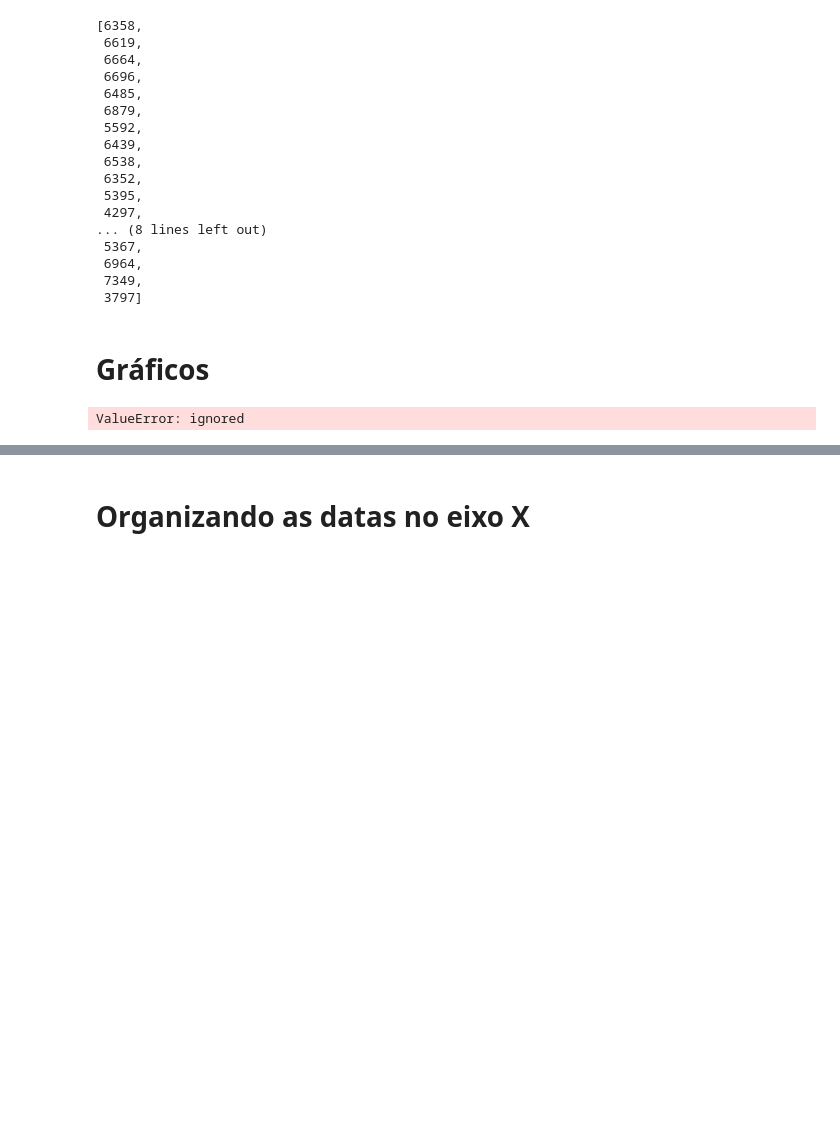
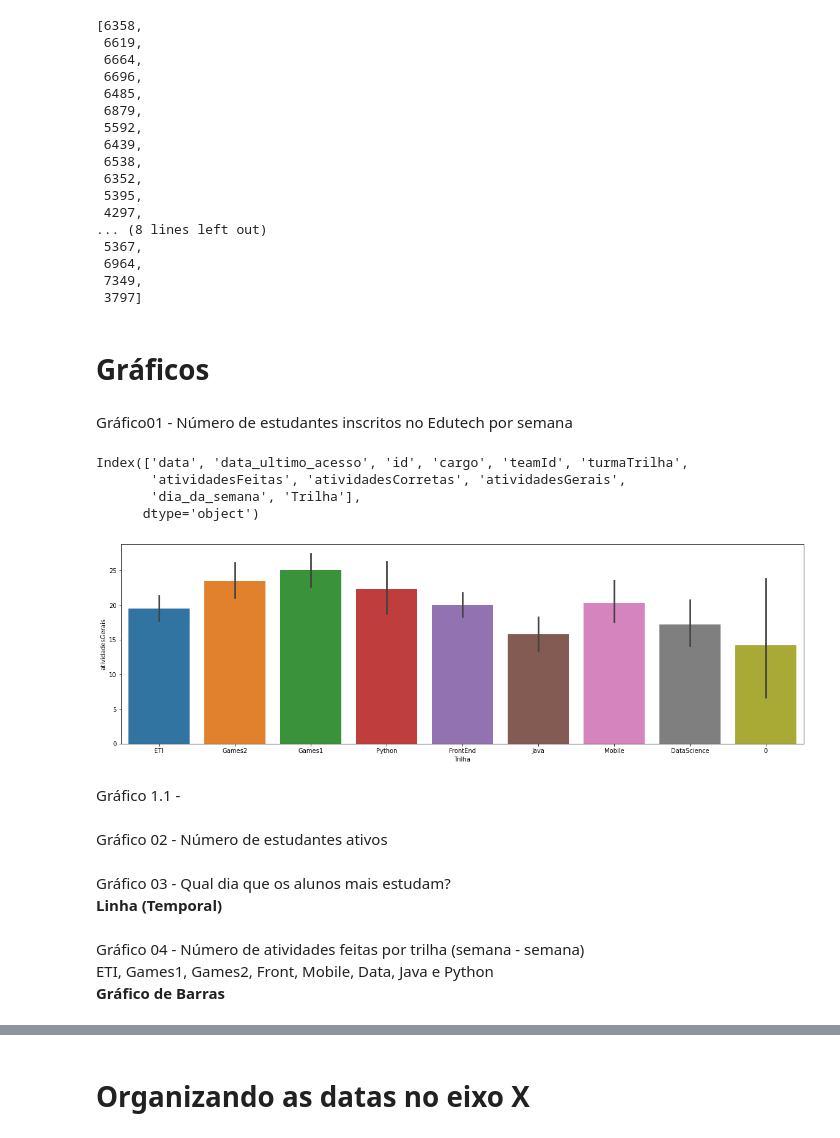
Before and after one commit to marcelopaludetto/aulao-datascience, a Jupyter notebook: aulaoDataScience_atualizado.ipynb, the cells around one changed output, grey strips where cells are left out. Drawn from its saved outputs; the diff is of its cells as text; code cells hidden in the pictures; blank space fills up the shorter version.

```diff
--- a/aulaoDataScience_atualizado.ipynb
+++ b/aulaoDataScience_atualizado.ipynb
@@ -75,8 +127,10 @@ dados[23].head()
 # %% [markdown]
 # Número de estudantes no Edutech
 # %%
+EstudantesEdutech = [];
 for f in range(24):
   print('Na {} semana, estudantes = {}'.format(f+1,dados[f].data.count()))
+  EstudantesEdutech.append(dados[f].data.count())
 # %% [output]
 Na 1 semana, estudantes = 67487
 Na 2 semana, estudantes = 67487
@@ -215,5 +284,0 @@ True
-# %%
-size = len(dados[23]['turmaTrilha'])
-games1=[];
-for i in range(size):
-  games1.append(dados[23]['turmaTrilha'][i] < '1200000' and dados[23]['turmaTrilha'][i] > '1100000')
@@ -233,0 +289,3 @@ dados[23].head(10)
+# %%
+for i in range(24):
+  dados[i].turmaTrilha.replace('\xa0','')
@@ -233,0 +294,20 @@ dados[23].head(10)
+# %%
+for j in range(24):
+  for i in range(dados[j].data.count()):
+    if len(dados[j]['turmaTrilha'][i]) == 7:
+      dados[j]['Trilha'][i] = 'ETI'
+    if len(dados[j]['turmaTrilha'][i]) == 8:
+      if dados[j]['turmaTrilha'][i][0:2] == '11':
+        dados[j]['Trilha'][i] = 'Games1'
+      if dados[j]['turmaTrilha'][i][0:2] == '12':
+        dados[j]['Trilha'][i] = 'Games2'
+      if dados[j]['turmaTrilha'][i][0:2] == '21':
+        dados[j]['Trilha'][i] = 'FrontEnd'
+      if dados[j]['turmaTrilha'][i][0:2] == '22':
+        dados[j]['Trilha'][i] = 'Mobile'
+      if dados[j]['turmaTrilha'][i][0:2] == '23':
+        dados[j]['Trilha'][i] = 'DataScience'
+      if dados[j]['turmaTrilha'][i][0:2] == '24':
+        dados[j]['Trilha'][i] = 'Java'
+      if dados[j]['turmaTrilha'][i][0:2] == '25':
+        dados[j]['Trilha'][i] = 'Python'
@@ -289,8 +374,29 @@ import seaborn as sns
+# %% [markdown]
+Gráfico01 - Número de estudantes inscritos no Edutech por semana
+# %%
+dados[1].columns
+# %% [output]
+Index(['data', 'data_ultimo_acesso', 'id', 'cargo', 'teamId', 'turmaTrilha',
+       'atividadesFeitas', 'atividadesCorretas', 'atividadesGerais',
+       'dia_da_semana', 'Trilha'],
+      dtype='object')
 # %%
-plt = sns.scatterplot(y='atividades', data=grafico)
-plt.figure.set_size_inches(24,6)
+plt = sns.barplot(x='Trilha',y='atividadesGerais',data=dados[10])
+plt.figure.set_size_inches(20,6)
 # %% [output]
-ValueError: ignored
+[figure, added]
+# %% [markdown]
+Gráfico 1.1 -
+# %% [markdown]
+Gráfico 02 - Número de estudantes ativos
+<br>
+# %% [markdown]
+Gráfico 03 - Qual dia que os alunos mais estudam?
+<br> **Linha (Temporal)**
+# %% [markdown]
+Gráfico 04 - Número de atividades feitas por trilha (semana - semana)
+<br> ETI, Games1, Games2, Front, Mobile, Data, Java e Python
+<br>  **Gráfico de Barras**
 # %%
 plt = sns.scatterplot(x='dia_da_semana',y='atividadesFeitas', data=alunosAtivosDaSemana[1])
 plt.figure.set_size_inches(24,6)
```
Also changed, not shown: parts of 18 cells of this notebook.
